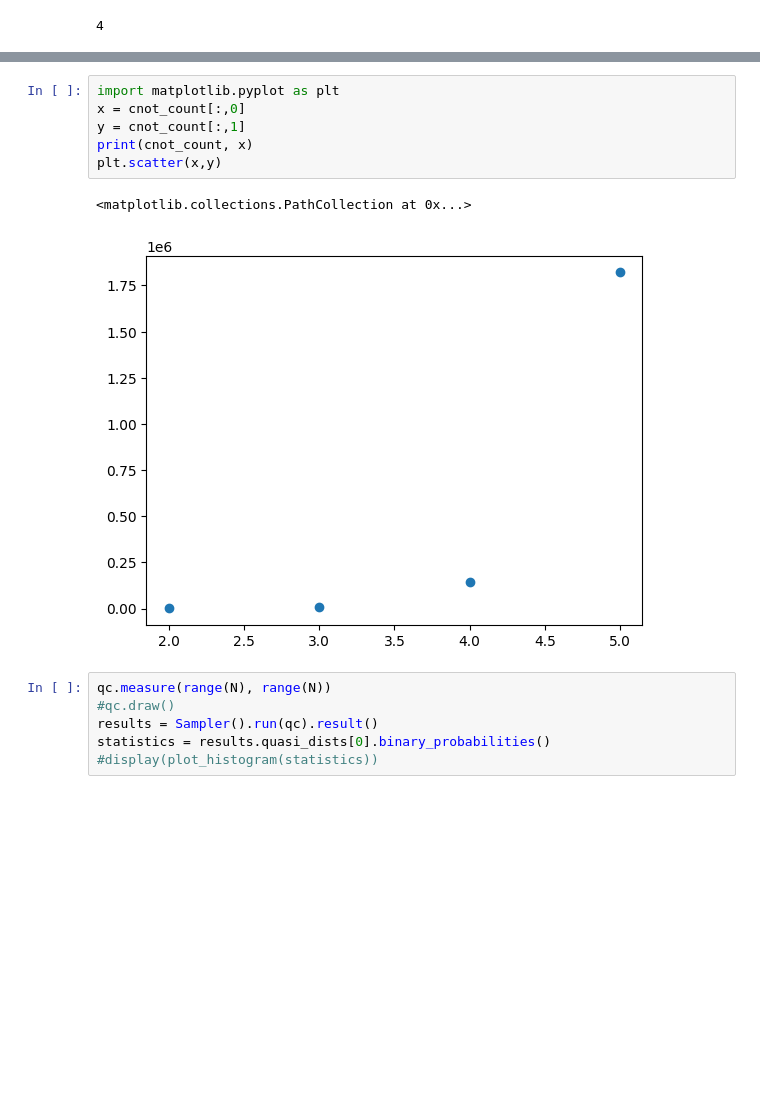
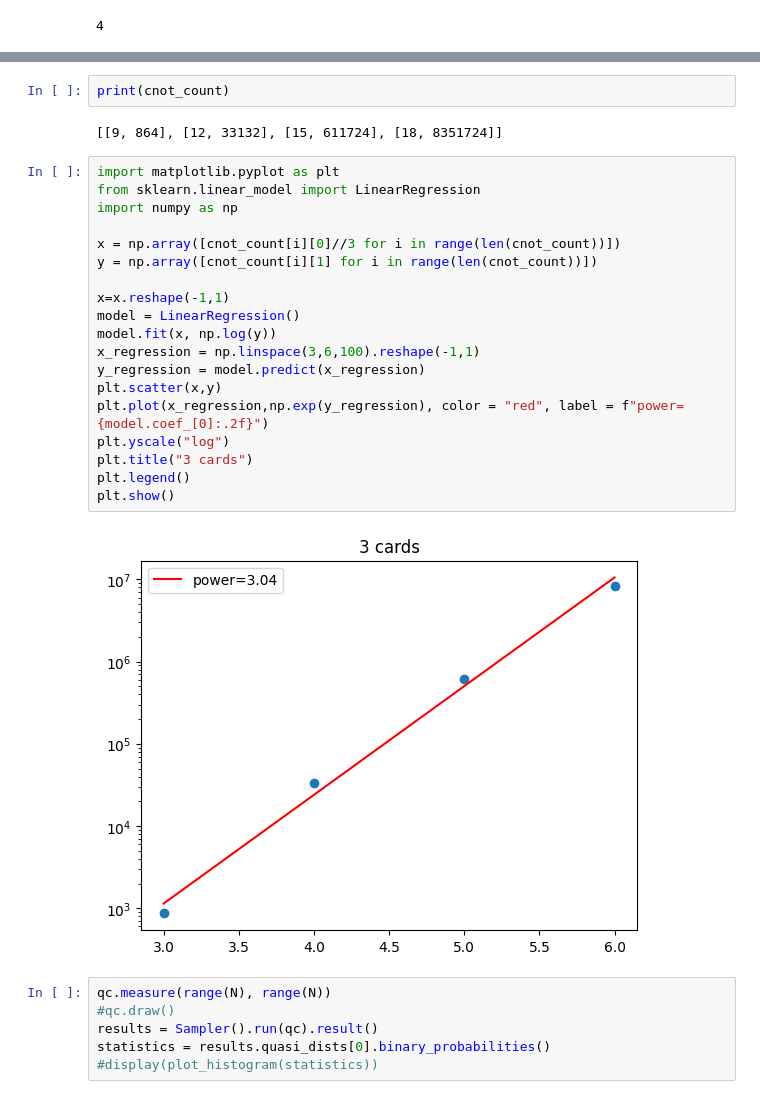
Before and after one commit to gabrielmaresch/quantum_1, a Jupyter notebook: src/qc_new_with_gatecount.ipynb, the cells around one changed output, grey strips where cells are left out. Saved outputs shown, nothing was run; the diff lists cells and outputs as text; blank space fills up the shorter version.

Commit message:
new plot

```diff
--- a/src/qc_new_with_gatecount.ipynb
+++ b/src/qc_new_with_gatecount.ipynb
@@ -269,12 +269,28 @@ for instance in start_sp:
+# %%
+print(cnot_count)
+# %% [output]
+[[9, 864], [12, 33132], [15, 611724], [18, 8351724]]
 # %%
 import matplotlib.pyplot as plt
-x = cnot_count[:,0]
-y = cnot_count[:,1]
-print(cnot_count, x)
+from sklearn.linear_model import LinearRegression
+import numpy as np
+
+x = np.array([cnot_count[i][0]//3 for i in range(len(cnot_count))])
+y = np.array([cnot_count[i][1] for i in range(len(cnot_count))])
+
+x=x.reshape(-1,1)
+model = LinearRegression()
+model.fit(x, np.log(y))
+x_regression = np.linspace(3,6,100).reshape(-1,1)
+y_regression = model.predict(x_regression)
 plt.scatter(x,y)
+plt.plot(x_regression,np.exp(y_regression), color = "red", label = f"power={model.coef_[0]:.2f}")
+plt.yscale("log")
+plt.title("3 cards")
+plt.legend()
+plt.show()
 # %% [output]
-<matplotlib.collections.PathCollection at 0x...>
-[figure, old version]
+[figure, new version]
 # %%
 qc.measure(range(N), range(N))
 #qc.draw()
```
Also changed, not shown: parts of 4 cells of this notebook.
